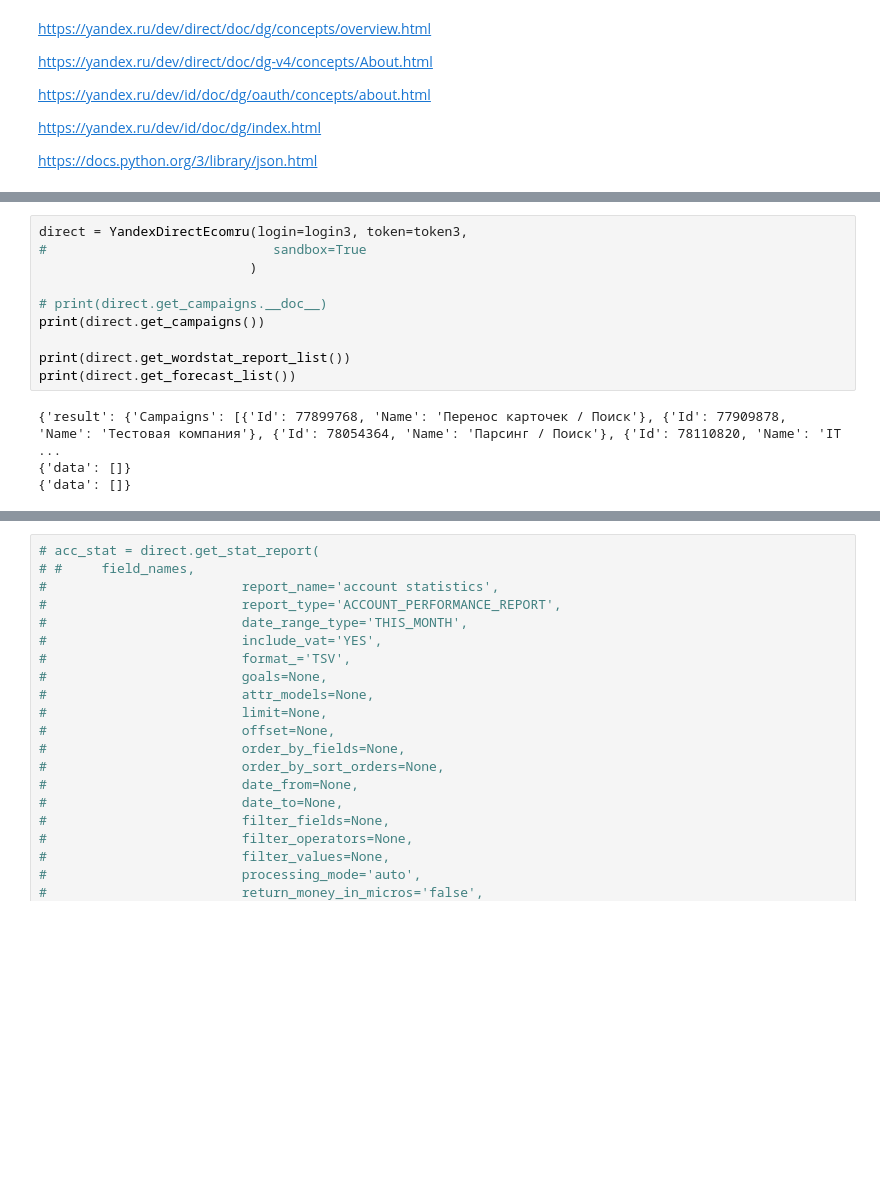
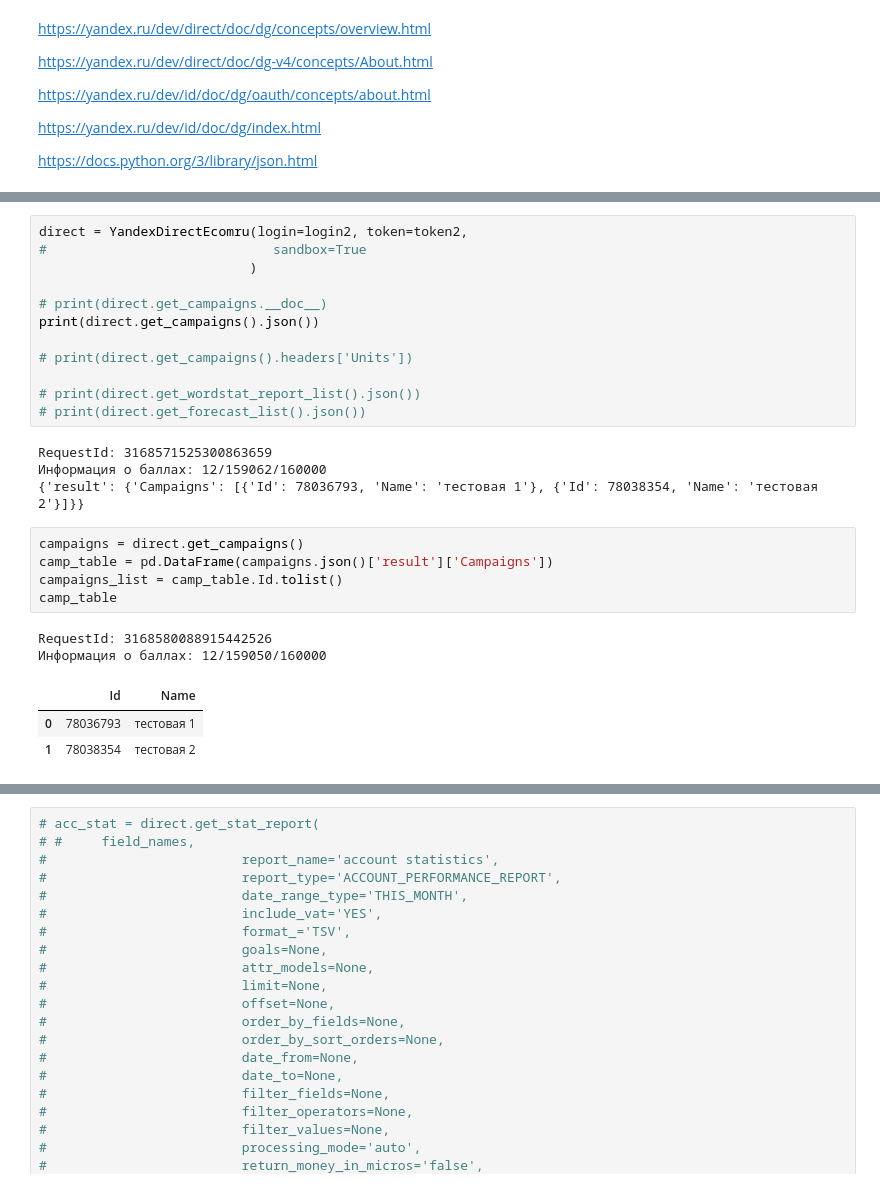
Before and after one commit to FED32/yandex_direct_parser, a Jupyter notebook: yandex_direct_class.ipynb, the cells around one changed output, grey strips where cells are left out. Drawn from its saved outputs; the diff is of its cells as text; blank space fills up the shorter version.

```diff
--- a/yandex_direct_class.ipynb
+++ b/yandex_direct_class.ipynb
@@ -1442,14 +1525,27 @@ class YandexDirectEcomru:
 # %%
-direct = YandexDirectEcomru(login=login3, token=token3,
+direct = YandexDirectEcomru(login=login2, token=token2,
 #                             sandbox=True
                            )
 
 # print(direct.get_campaigns.__doc__)
-print(direct.get_campaigns())
+print(direct.get_campaigns().json())
 
-print(direct.get_wordstat_report_list())
-print(direct.get_forecast_list())
+# print(direct.get_campaigns().headers['Units'])
+
+# print(direct.get_wordstat_report_list().json())
+# print(direct.get_forecast_list().json())
 # %% [output]
-{'result': {'Campaigns': [{'Id': 77899768, 'Name': 'Перенос карточек / Поиск'}, {'Id': 77909878, 'Name': 'Тестовая компания'}, {'Id': 78054364, 'Name': 'Парсинг / Поиск'}, {'Id': 78110820, 'Name': 'IT ...
-{'data': []}
-{'data': []}
+RequestId: 3168571525300863659
+Информация о баллах: 12/159062/160000
+{'result': {'Campaigns': [{'Id': 78036793, 'Name': 'тестовая 1'}, {'Id': 78038354, 'Name': 'тестовая 2'}]}}
+# %%
+campaigns = direct.get_campaigns()
+camp_table = pd.DataFrame(campaigns.json()['result']['Campaigns'])
+campaigns_list = camp_table.Id.tolist()
+camp_table
+# %% [output]
+RequestId: 3168580088915442526
+Информация о баллах: 12/159050/160000
+|  | Id | Name |
+| 0 | 78036793 | тестовая 1 |
+| 1 | 78038354 | тестовая 2 |
```
Also changed, not shown: parts of 10 cells of this notebook.
